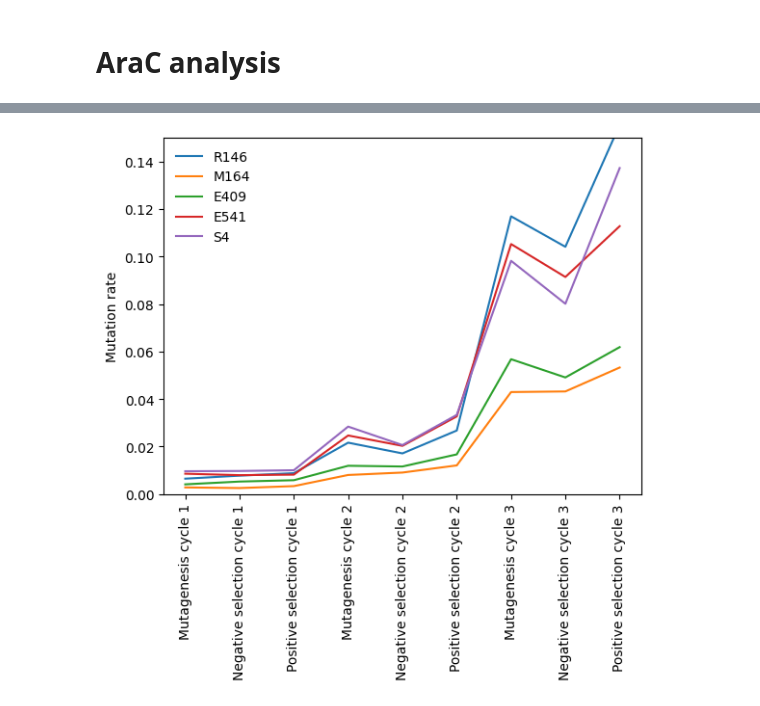
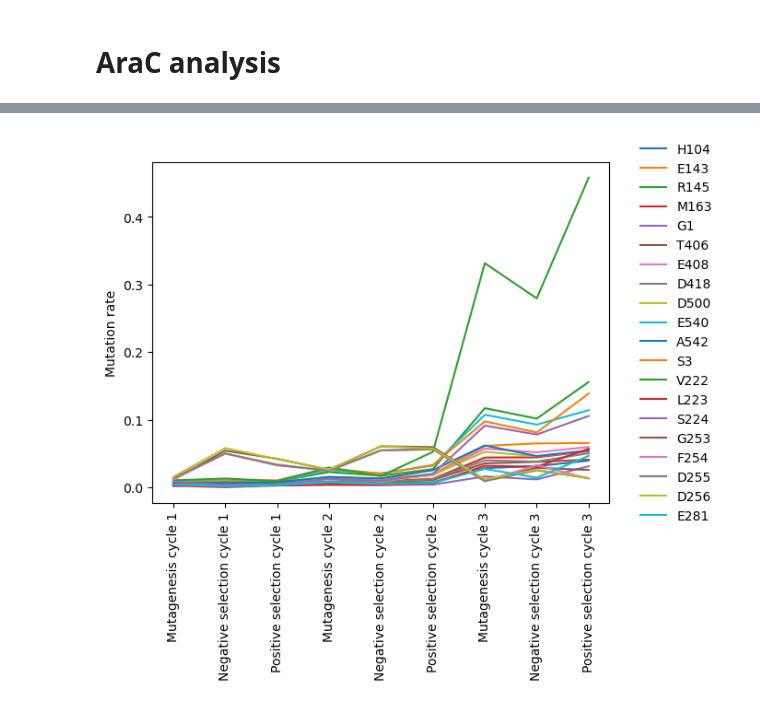
Before and after one commit to AliceHovsepyan/pogo_pance_draft, a Jupyter notebook: DMS_analysis_PACE.ipynb, the cells around one changed output, grey strips where cells are left out. Saved outputs shown, nothing was run; the diff lists cells and outputs as text; code cells hidden in the pictures.

Commit message:
show all sections together

```diff
--- a/DMS_analysis_PACE.ipynb
+++ b/DMS_analysis_PACE.ipynb
@@ -109,3 +109,6 @@ Primer_out_of_triplets = {"S1_fwd": 2,
                      "S3_rev": 2,
                      "S4_fwd": 0,
                      "S4_rev": 3} ##?
+
+for key in Primer_out_of_triplets.keys():
+    Primer_out_of_triplets[key] =  Primer_out_of_triplets[key] +3
@@ -142,8 +147,8 @@ variant2_used_BCs = ["BC1", "BC2", "BC3", "BC4", "BC5", "BC6"]
 Primer_seq["S2_fwd"] = "GCATTTTAGCGATCTGTTTGGCC"
 Primer_seq["S3_fwd"] = "TTCTGGAATTTATTTCACTTGCAGCC"
 
-Primer_out_of_triplets["S2_fwd"] = 1
-Primer_out_of_triplets["S3_fwd"] = 0
+# Primer_out_of_triplets["S2_fwd"] = 1
+# Primer_out_of_triplets["S3_fwd"] = 0
 
 ref_gene = R5_Pool_seq
 
@@ -658,4 +618,2 @@ most_enriched_regions = compare_mut_enrichement_for_all(all_reads, ref_gene,  da
 # %%
-FigFolder =None# os.path.join(base_dir, "output/PACE/cycle_mut_enrichment/cycle_mut_enrichment_wC2")
-Sections = ["S2", "S3"]
-most_enriched_regions = compare_mut_enrichement_for_all(all_reads, ref_gene,  data_type = "AA", combine_mut_rates=False, Sections = Sections, FigFolder=FigFolder, samples = samples,  plt_titles =plt_titles, Primer_out_of_triplets=Primer_out_of_triplets, Barcodes=Barcodes, Primer_seq= Primer_seq, vmax =0.1, show_cbar_for_each = False, show_plttitles = True,show_only_pos= high_mut_pos_dict, bias_per_pos= None, AApos_xlabelticks=R5_Pool_AA_annot, return_df = True, fig_size = (20, 40), plot_coverage=False)
+most_enriched_regions = compare_mut_enrichement_for_all(all_reads, ref_gene,  data_type = "AA", combine_mut_rates=False, Sections = Sections, FigFolder=FigFolder, samples = samples,  plt_titles =plt_titles, Primer_out_of_triplets=Primer_out_of_triplets, Barcodes=Barcodes, Primer_seq= Primer_seq, vmax =0.1, show_cbar_for_each = False, show_plttitles = False,show_only_pos= high_mut_pos_dict, bias_per_pos= None, AApos_xlabelticks=R5_Pool_AA_annot, return_df = True, fig_size = (25, 40), plot_coverage=False)
@@ -673,16 +649,16 @@ show_pos = ["R146", "M164", "E409", "E541", "S4"] #"G254", "F255", "D257 #"M164"
 # %%
 #c= ["lightsteelblue","royalblue",  "mediumblue", "navy", "gold", "sandybrown", "chocolate"]
-plt.plot(most_enriched_regions.loc[:,  show_pos])
+plt.plot(most_enriched_regions.iloc[:,2:])#(most_enriched_regions.loc[:,  show_pos])
 # for idx, color in enumerate(c):
 #     plt.gca().get_lines()[idx].set_color(color)
 plt.xticks( rotation = 90)
 plt.ylabel("Mutation rate")
-plt.ylim(0,0.15)
-plt.legend(labels = show_pos, frameon = False)
+#plt.ylim(0,0.15)
+plt.legend(labels = most_enriched_regions.columns[2:], frameon = False, loc = "right", bbox_to_anchor=(1.25, 0.5))
 #plt.savefig(os.path.join(base_dir, "output/PACE/cycle_mut_enrichment/cycle_mut_enrichment_wC2/mut_enrichment_pattern_line_plot.pdf"))
 plt.show()
 # %% [output]
-[figure, old version]
+[figure, new version]
 # %%
 Sections = ["S1", "S2", "S3", "S4"]
 Bc = "BC4"
```
Also changed, not shown: parts of 33 cells of this notebook, 2 other files.
